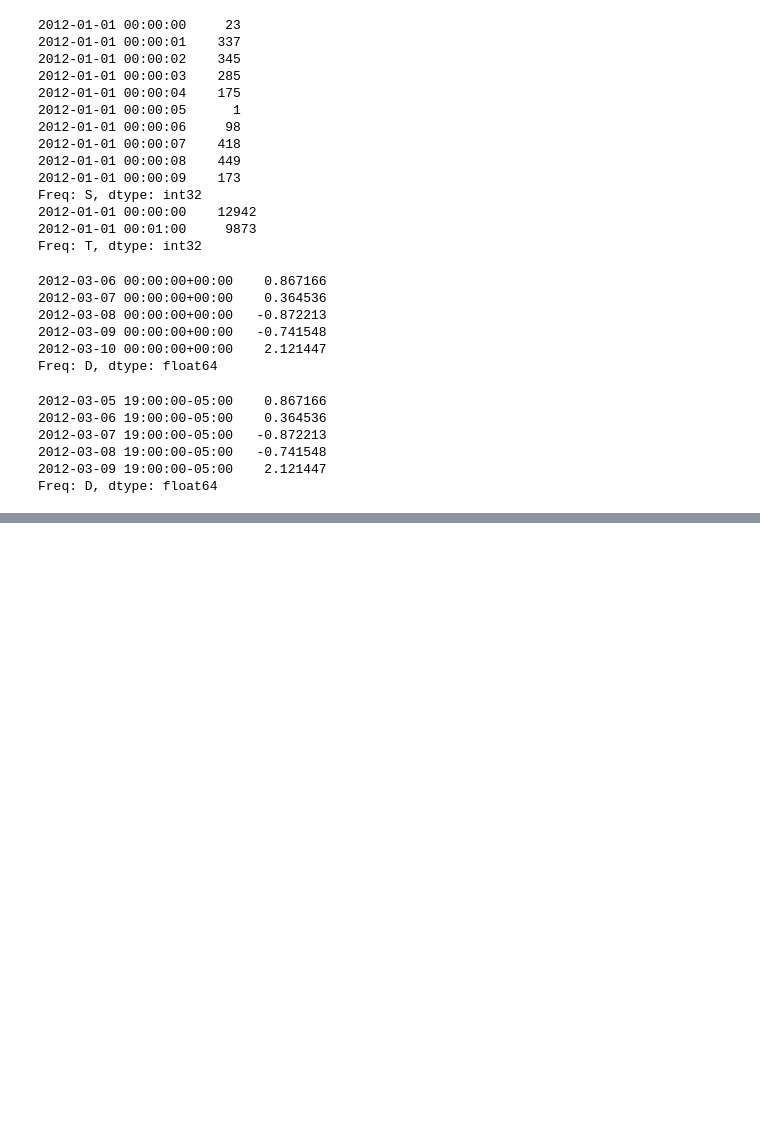
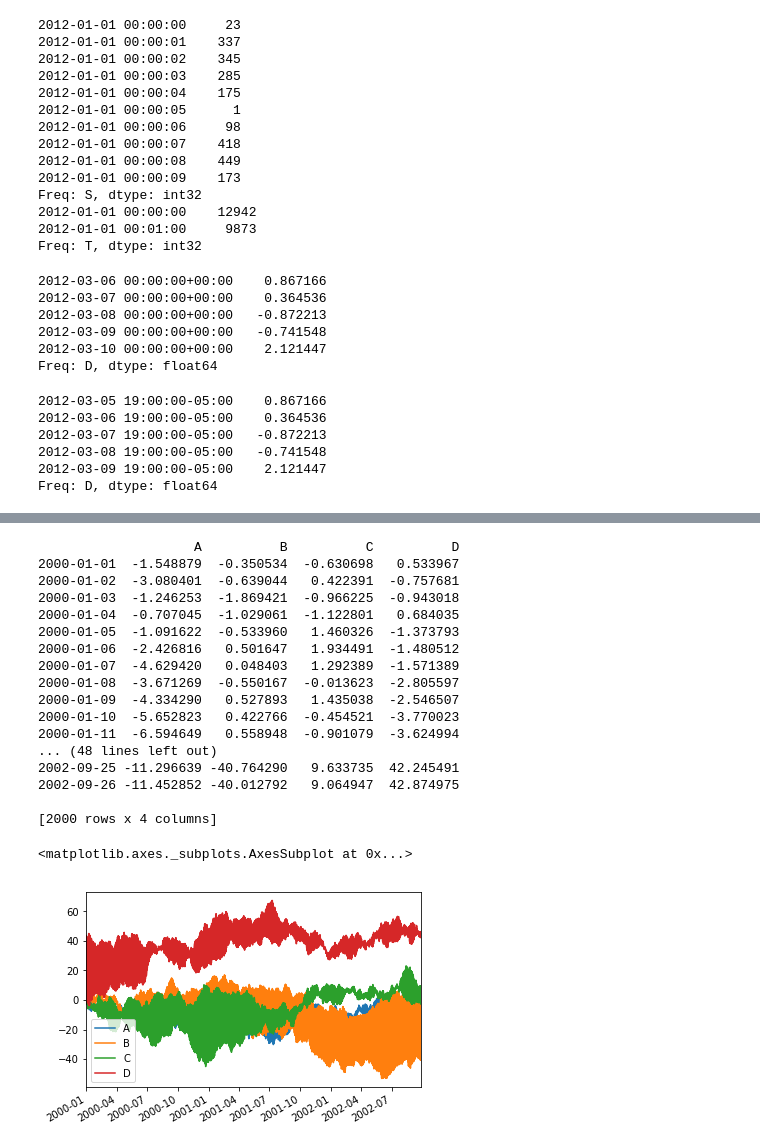
Before and after one commit to Sv1atoslav/JSP-camp, a Jupyter notebook: main.ipynb, the cells around one changed output, grey strips where cells are left out. Cells and saved outputs as stored; diff of their text form; code cells hidden in the pictures; blank space fills up the shorter version.

```diff
--- a/main.ipynb
+++ b/main.ipynb
@@ -381,0 +512,29 @@ Freq: D, dtype: float64
+# %%
+df = pd.DataFrame(np.random.randn(2000, 4), index=ts.index.append(ts.index),
+                  columns=['A', 'B', 'C', 'D'])
+
+df = df.cumsum()
+
+print(df)
+
+df.plot()
+# %% [output]
+                    A          B          C          D
+2000-01-01  -1.548879  -0.350534  -0.630698   0.533967
+2000-01-02  -3.080401  -0.639044   0.422391  -0.757681
+2000-01-03  -1.246253  -1.869421  -0.966225  -0.943018
+2000-01-04  -0.707045  -1.029061  -1.122801   0.684035
+2000-01-05  -1.091622  -0.533960   1.460326  -1.373793
+2000-01-06  -2.426816   0.501647   1.934491  -1.480512
+2000-01-07  -4.629420   0.048403   1.292389  -1.571389
+2000-01-08  -3.671269  -0.550167  -0.013623  -2.805597
+2000-01-09  -4.334290   0.527893   1.435038  -2.546507
+2000-01-10  -5.652823   0.422766  -0.454521  -3.770023
+2000-01-11  -6.594649   0.558948  -0.901079  -3.624994
+... (48 lines left out)
+2002-09-25 -11.296639 -40.764290   9.633735  42.245491
+2002-09-26 -11.452852 -40.012792   9.064947  42.874975
+
+[2000 rows x 4 columns]
+<matplotlib.axes._subplots.AxesSubplot at 0x...>
+[figure, added]
```
Also changed, not shown: parts of 10 cells of this notebook.
